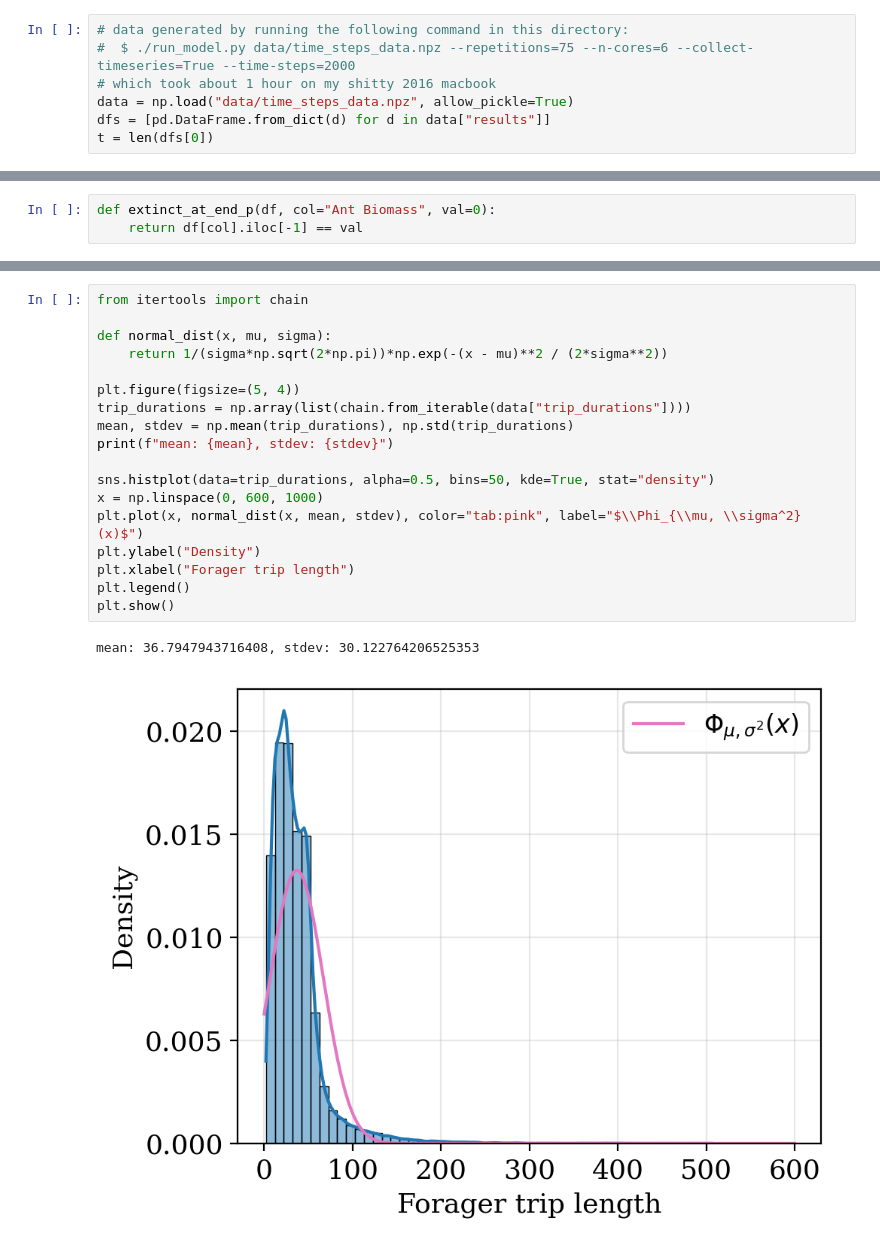
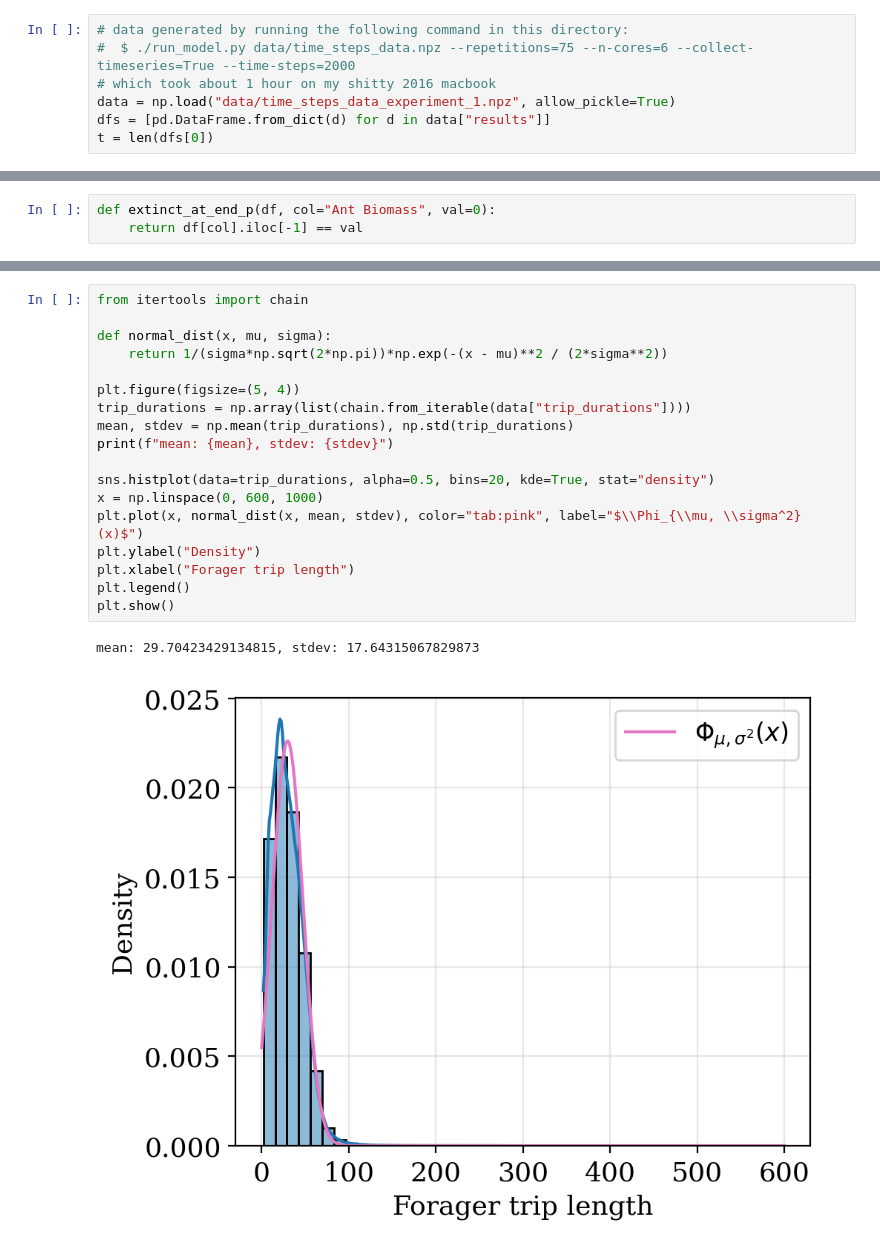
Before and after one commit to Maloup/leafcutter-ants-fungi-mutualism-abm, a Jupyter notebook: leafcutter_ants_fungi_mutualism/Time steps visualization.ipynb, the cells around one changed output, grey strips where cells are left out. Saved outputs shown, nothing was run; the diff lists cells and outputs as text.

Commit message:
Fix time steps visualization notebook

```diff
--- a/leafcutter_ants_fungi_mutualism/Time steps visualization.ipynb
+++ b/leafcutter_ants_fungi_mutualism/Time steps visualization.ipynb
@@ -29,7 +29,7 @@ plt.rc("font", family="serif")
 # data generated by running the following command in this directory:
 #  $ ./run_model.py data/time_steps_data.npz --repetitions=75 --n-cores=6 --collect-timeseries=True --time-steps=2000
 # which took about 1 hour on my shitty 2016 macbook
-data = np.load("data/time_steps_data.npz", allow_pickle=True)
+data = np.load("data/time_steps_data_experiment_1.npz", allow_pickle=True)
 dfs = [pd.DataFrame.from_dict(d) for d in data["results"]]
 t = len(dfs[0])
 # %%
@@ -153,21 +153,21 @@ plt.show()
 # %%
 from itertools import chain
 
 def normal_dist(x, mu, sigma):
     return 1/(sigma*np.sqrt(2*np.pi))*np.exp(-(x - mu)**2 / (2*sigma**2))
 
 plt.figure(figsize=(5, 4))
 trip_durations = np.array(list(chain.from_iterable(data["trip_durations"])))
 mean, stdev = np.mean(trip_durations), np.std(trip_durations)
 print(f"mean: {mean}, stdev: {stdev}")
 
-sns.histplot(data=trip_durations, alpha=0.5, bins=50, kde=True, stat="density")
+sns.histplot(data=trip_durations, alpha=0.5, bins=20, kde=True, stat="density")
 x = np.linspace(0, 600, 1000)
 plt.plot(x, normal_dist(x, mean, stdev), color="tab:pink", label="$\\Phi_{\\mu, \\sigma^2}(x)$")
 plt.ylabel("Density")
 plt.xlabel("Forager trip length")
 plt.legend()
 plt.show()
 # %% [output]
-mean: 36.7947943716408, stdev: 30.122764206525353
+mean: 29.70423429134815, stdev: 17.64315067829873
-[figure, old version]
+[figure, new version]
```
Also changed, not shown: parts of 6 cells of this notebook.
